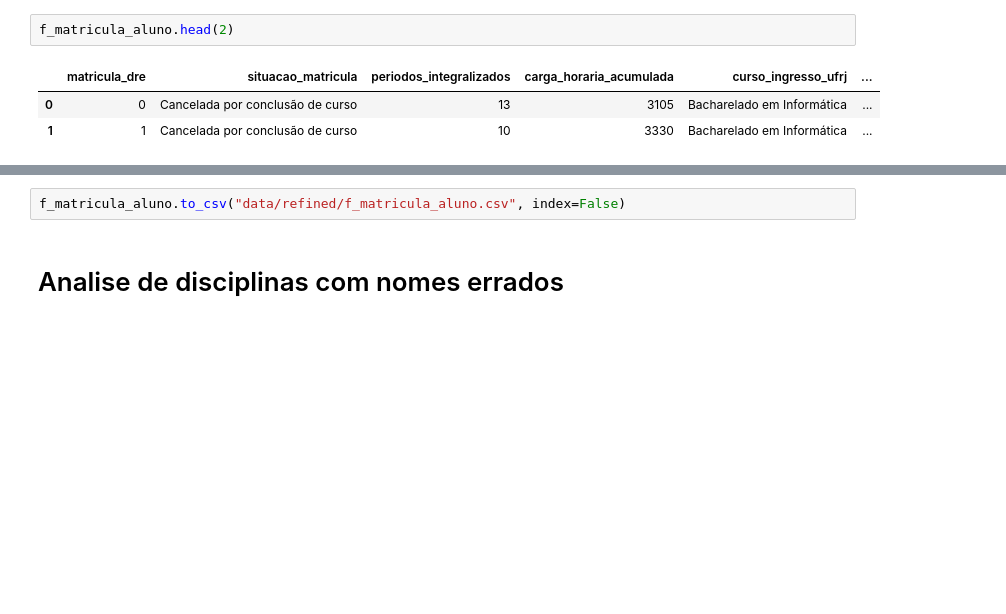
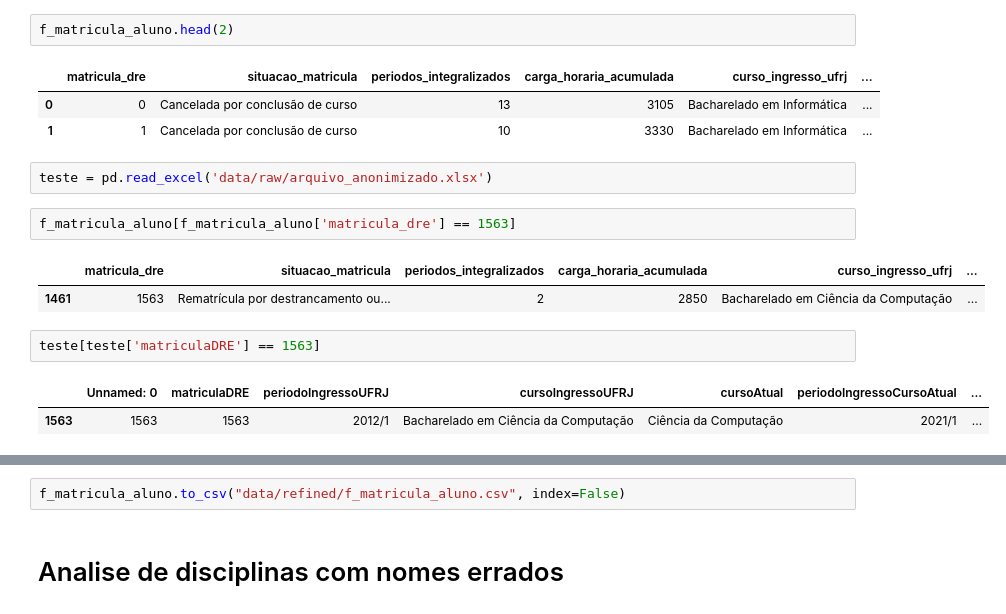
Before and after one commit to MarcosEduard0/Streamlit-TCC, a Jupyter notebook: marcos/marcos.ipynb, the cells around one changed output, grey strips where cells are left out. Cells and saved outputs as stored; diff of their text form; blank space fills up the shorter version.

Commit message:
testes

```diff
--- a/marcos/marcos.ipynb
+++ b/marcos/marcos.ipynb
@@ -711,3 +711,15 @@ f_matricula_aluno.head(2)
 |  | matricula_dre | situacao_matricula | periodos_integralizados | carga_horaria_acumulada | curso_ingresso_ufrj | ... |
 | 0 | 0 | Cancelada por conclusão de curso | 13 | 3105 | Bacharelado em Informática | ... |
 | 1 | 1 | Cancelada por conclusão de curso | 10 | 3330 | Bacharelado em Informática | ... |
+# %%
+teste = pd.read_excel('data/raw/arquivo_anonimizado.xlsx')
+# %%
+f_matricula_aluno[f_matricula_aluno['matricula_dre'] == 1563]
+# %% [output]
+|  | matricula_dre | situacao_matricula | periodos_integralizados | carga_horaria_acumulada | curso_ingresso_ufrj | ... |
+| 1461 | 1563 | Rematrícula por destrancamento ou... | 2 | 2850 | Bacharelado em Ciência da Computação | ... |
+# %%
+teste[teste['matriculaDRE'] == 1563]
+# %% [output]
+|  | Unnamed: 0 | matriculaDRE | periodoIngressoUFRJ | cursoIngressoUFRJ | cursoAtual | periodoIngressoCursoAtual | ... |
+| 1563 | 1563 | 1563 | 2012/1 | Bacharelado em Ciência da Computação | Ciência da Computação | 2021/1 | ... |
```
Also changed, not shown: parts of 3 cells of this notebook, 4 other files.
